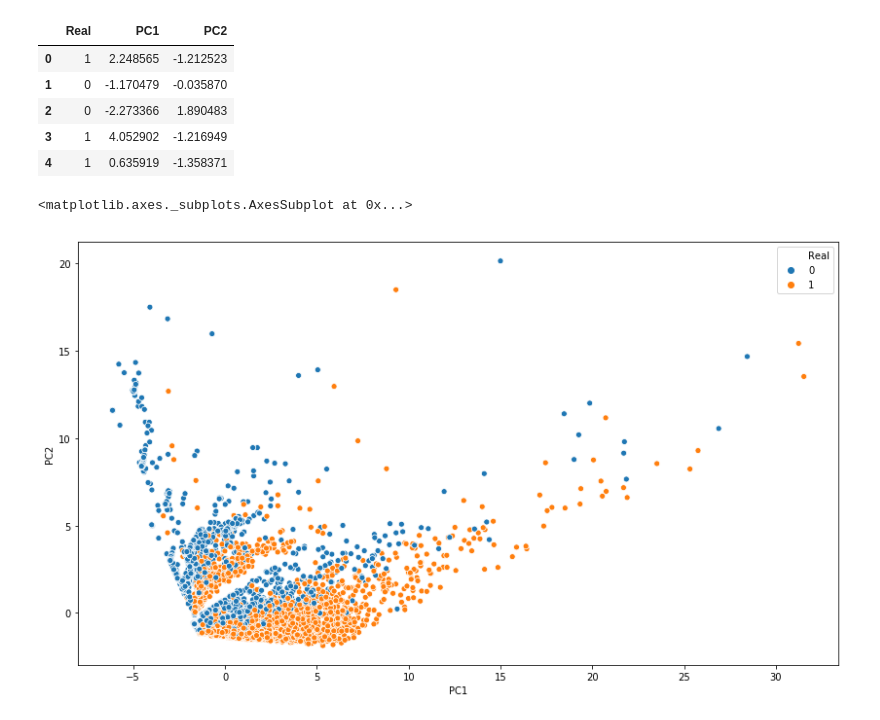
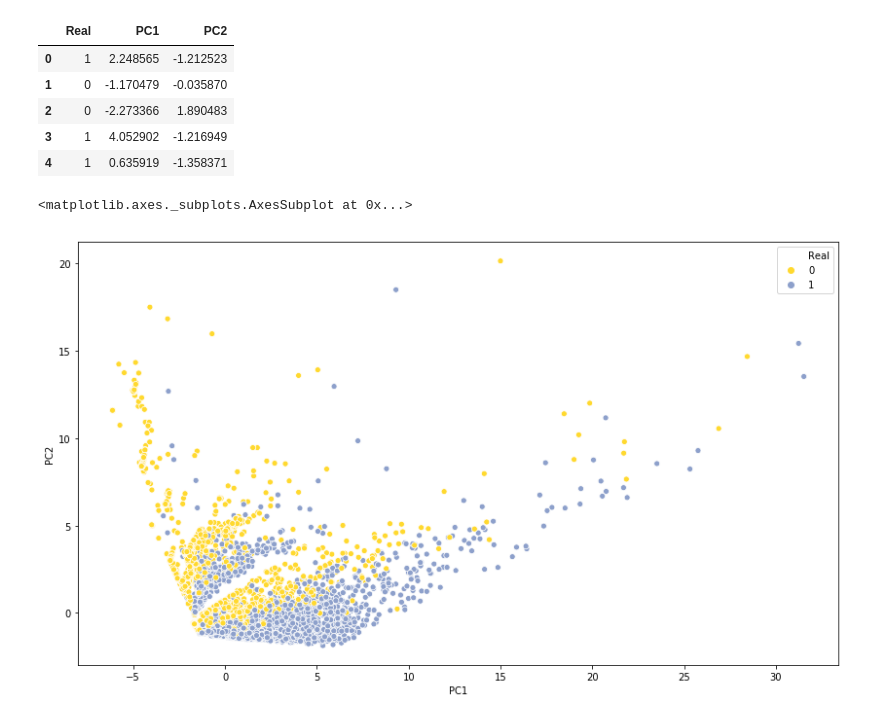
Before and after one commit to MsJacksonIYN/BotOrNot_Twitter, a Jupyter notebook: KNN.ipynb, the cells around one changed output. Saved outputs shown, nothing was run; the diff lists cells and outputs as text; code cells hidden in the pictures.

Commit message:
update pca plot

```diff
--- a/KNN.ipynb
+++ b/KNN.ipynb
@@ -169,7 +169,7 @@ pca_df.head()
 | 4 | 1 | 0.635919 | -1.358371 |
 # %%
 plt.figure(figsize=(14,8))
-sns.scatterplot('PC1','PC2', data=pca_df, hue='Real')
+sns.scatterplot('PC1','PC2', data=pca_df, hue='Real',palette = 'Set2_r')
 # %% [output]
 <matplotlib.axes._subplots.AxesSubplot at 0x...>
-[figure, old version]
+[figure, new version]
```
Also changed, not shown: 1 other file.
